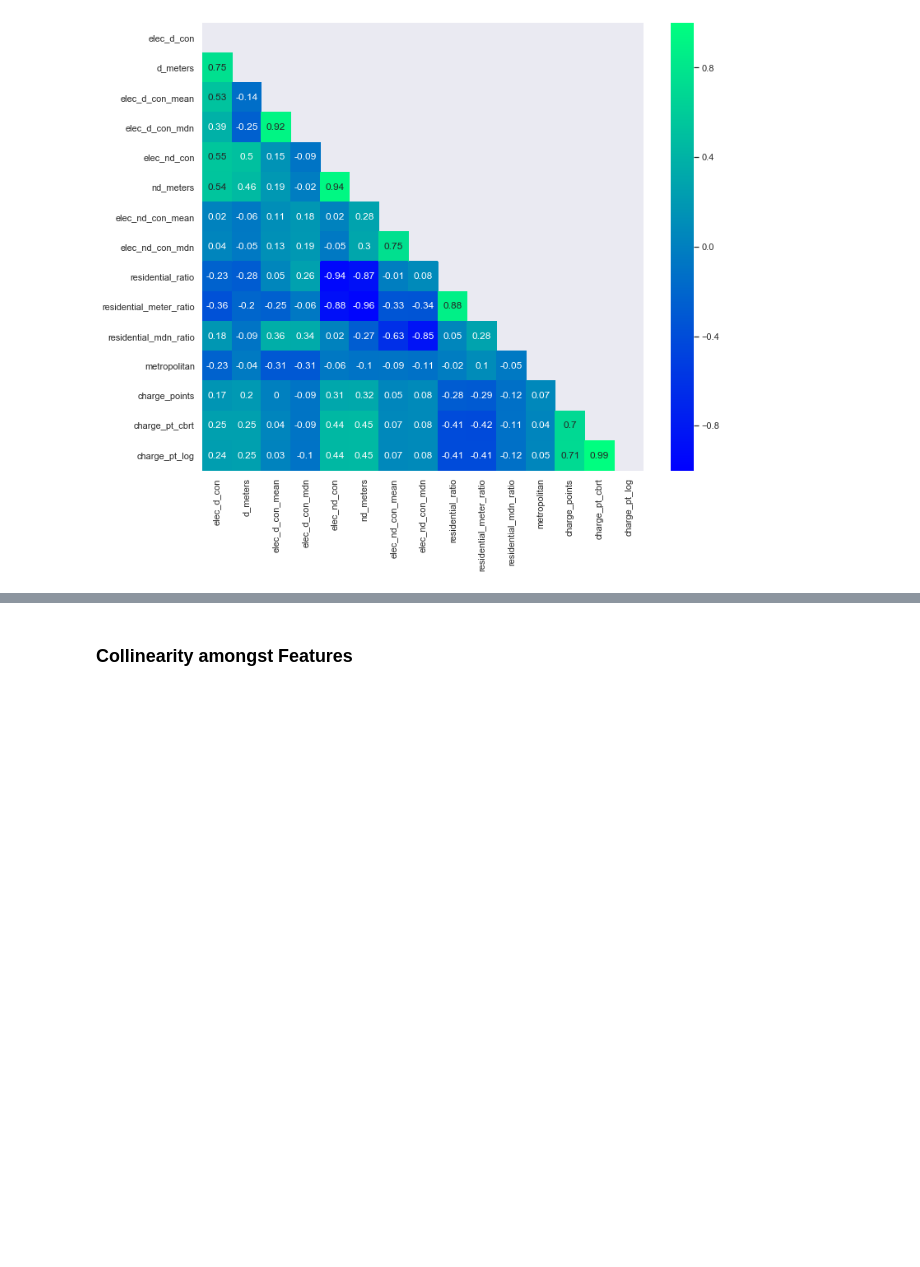
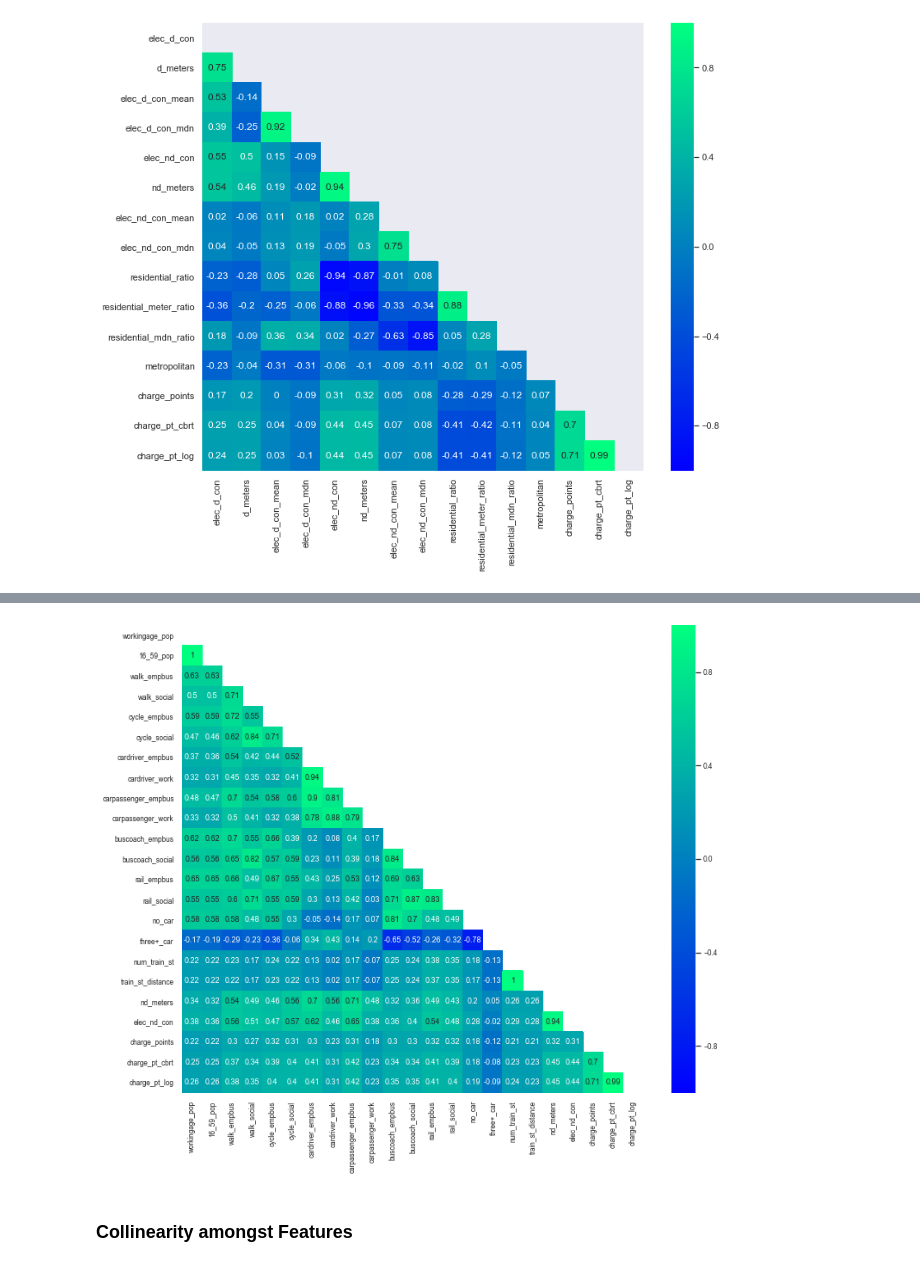
Before and after one commit to cdenbowjr/ev_chargepoint_prediction, a Jupyter notebook: notebooks/2.0-ced-exploratory-data-analysis.ipynb, the cells around one changed output, grey strips where cells are left out. Cells and saved outputs as stored; diff of their text form; code cells hidden in the pictures; blank space fills up the shorter version.

```diff
--- a/notebooks/2.0-ced-exploratory-data-analysis.ipynb
+++ b/notebooks/2.0-ced-exploratory-data-analysis.ipynb
@@ -853,7 +879,7 @@ plt.show()
 # %%
 
 def create_feat_list(n_feat):
-
+    '''Function creates a feature list of the top (n) number of correlated features with the target variable'''
     feat_list = []
 
     #socio-econ
@@ -887,10 +936,13 @@ feat_list = create_feat_list(2)
 # %%
-sns.set(font_scale=1)
+sns.set(font_scale=0.75)
 sns.set_style("white")
-fig, ax = plt.subplots(figsize=(50,42))
+fig, ax = plt.subplots(figsize=(12,10))
 just_plot(trans_df,ax,feat_list, targets_list)
-plt.savefig("EVcorrheatmap2.jpg",dpi=288,quality=100,bbox_inches='tight')
+plt.ylim(23,0)
+plt.savefig("../reports/figures/correlations/most_correlated.jpg",dpi=288,quality=100,bbox_inches='tight')
 plt.show()#"EVcorrheatmap.jpg")
+# %% [output]
+[figure, added]
 # %% [markdown]
 ### Collinearity amongst Features
 # %%
```
Also changed, not shown: parts of 7 cells of this notebook, 3 other files.
